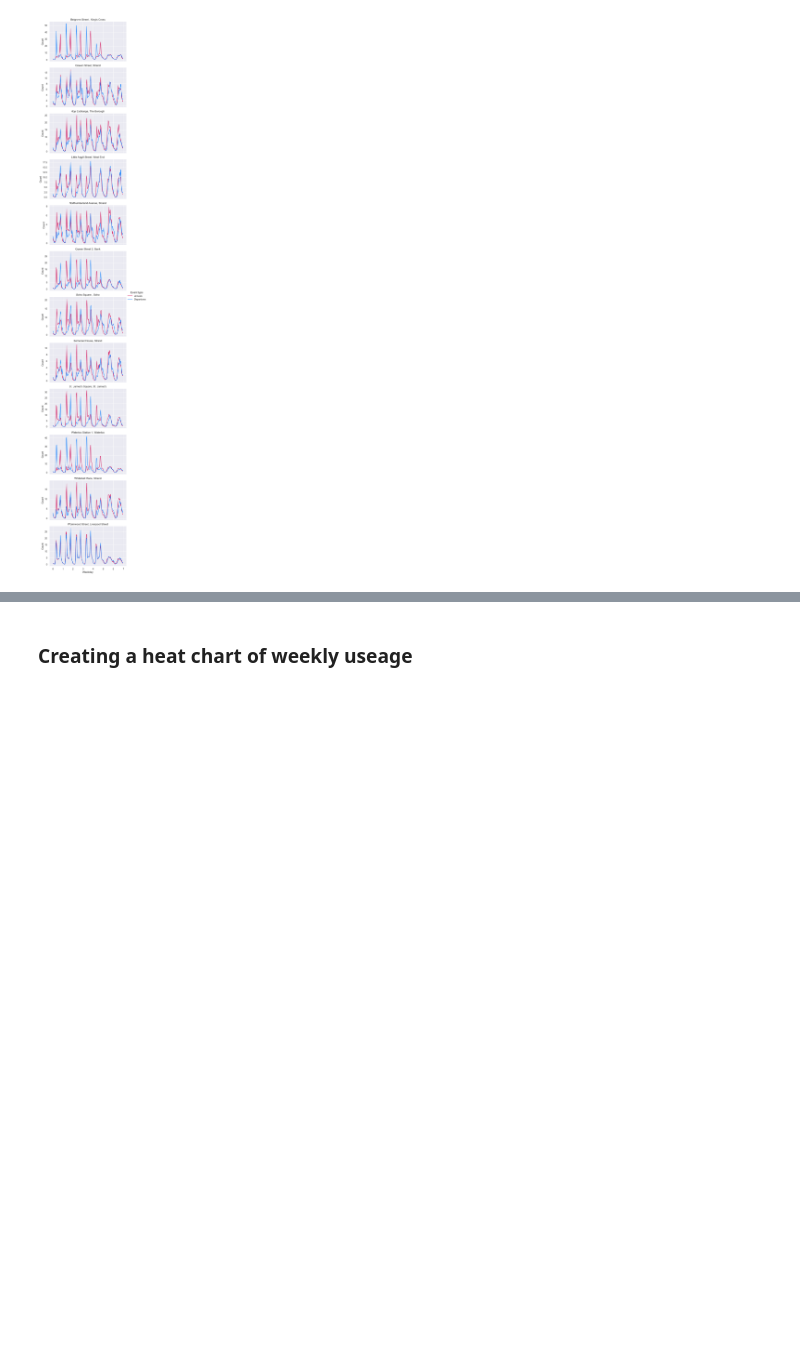
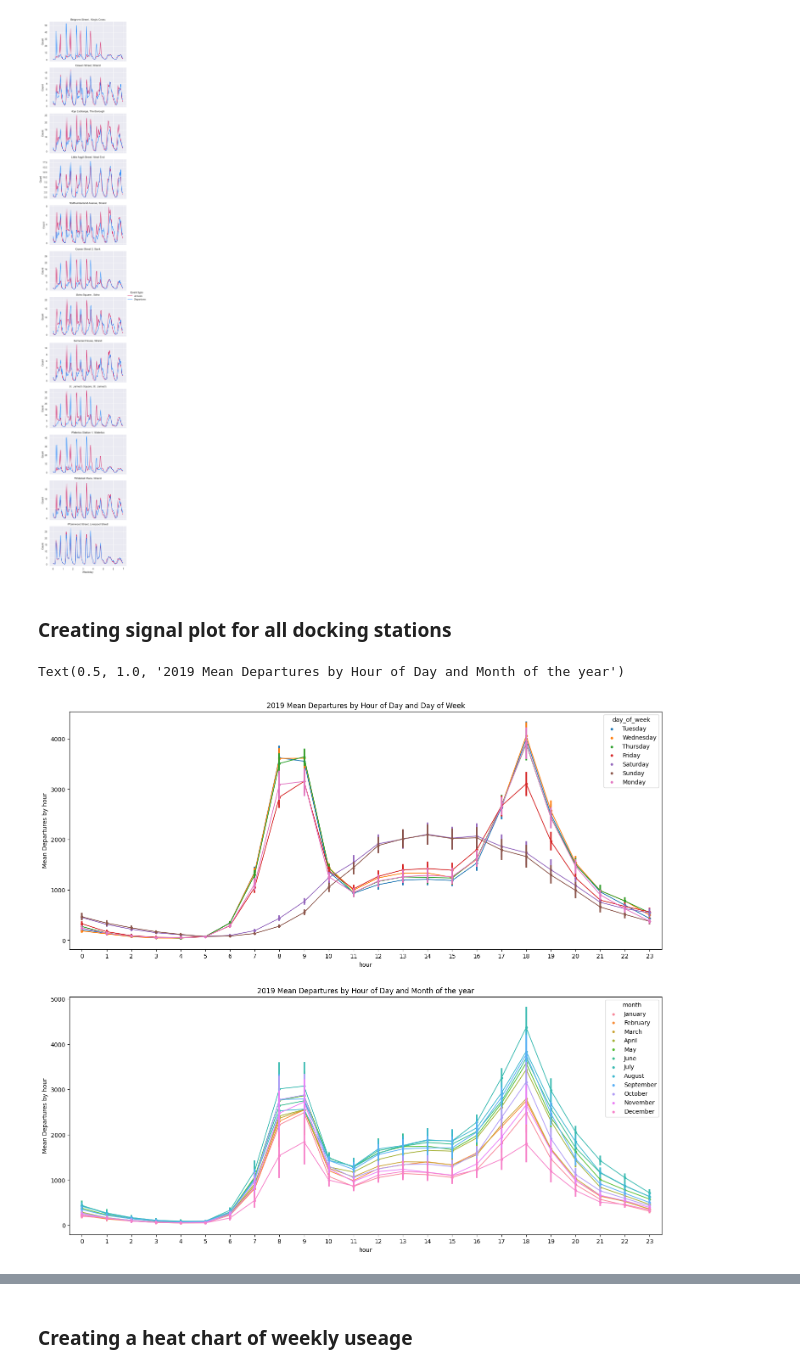
Before and after one commit to elrhmo/TfL_Bike_Analysis, a Jupyter notebook: analysis.ipynb, the cells around one changed output, grey strips where cells are left out. Drawn from its saved outputs; the diff is of its cells as text; code cells hidden in the pictures; blank space fills up the shorter version.

```diff
--- a/analysis.ipynb
+++ b/analysis.ipynb
@@ -541,3 +626,30 @@ example_stations3 = [
 week_averages_plot([events_2022], example_stations3)
 # %% [output]
 [figure]
+# %% [markdown]
+### Creating signal plot for all docking stations
+# %%
+def pointplotdateprep(df):
+    '''function to prepare matrix dataframes ready for point plots'''
+    sum = df.copy()
+
+    # caculating totals for totals and
+    sum['sum_departures'] = sum.loc[:, (slice(None), 'Departures')].sum(axis=1)
+    sum['sum_arrivals'] = sum.loc[:, (slice(None), 'Arrivals')].sum(axis=1)
+
+    # adding additional columns based on datetime index
+    sum['hour'] = sum.index.hour
+    sum['day_of_month'] = sum.index.day
+    sum['day_of_week'] = sum.index.dayofweek
+    sum['month'] = sum.index.month
+
+    # removing all columns apart from the ones we have created
+    sum_drop = sum.iloc[:, -6:]
+
+    sum_drop['day_of_week'] = sum_drop['day_of_week'].replace({0: 'Monday', 1: 'Tuesday', 2: 'Wednesday', 3: 'Thursday', 4: 'Friday', 5: 'Saturday', 6: 'Sunday'})
+    month_mapping = {1: 'January', 2: 'February', 3: 'March', 4: 'April', 5: 'May', 6: 'June', 7: 'July', 8: 'August', 9: 'September', 10: 'October', 11: 'November', 12: 'December'}
+    sum_drop['month'] = sum_drop['month'].replace(month_mapping)
+    return sum_drop
+# %%
+sum_2019 = pointplotdateprep(events_2019)
+sum_2022 = pointplotdateprep(events_2022)
@@ -543,0 +659,13 @@ week_averages_plot([events_2022], example_stations3)
+# %%
+fig,(ax1, ax2)= plt.subplots(nrows=2)
+fig.set_size_inches(18, 16)
+sns.pointplot(data=sum_2019, x='hour', y='sum_departures', hue='day_of_week', ax=ax1, scale=0.5)
+ax1.set_ylabel('Mean Departures by hour')
+ax1.set_title('2019 Mean Departures by Hour of Day and Day of Week')
+
+sns.pointplot(data=sum_2019, x='hour', y='sum_departures', hue='month', ax=ax2, scale=0.5);
+ax2.set_ylabel('Mean Departures by hour')
+ax2.set_title('2019 Mean Departures by Hour of Day and Month of the year')
+# %% [output]
+Text(0.5, 1.0, '2019 Mean Departures by Hour of Day and Month of the year')
+[figure, added]
```
Also changed, not shown: parts of 16 cells of this notebook.
